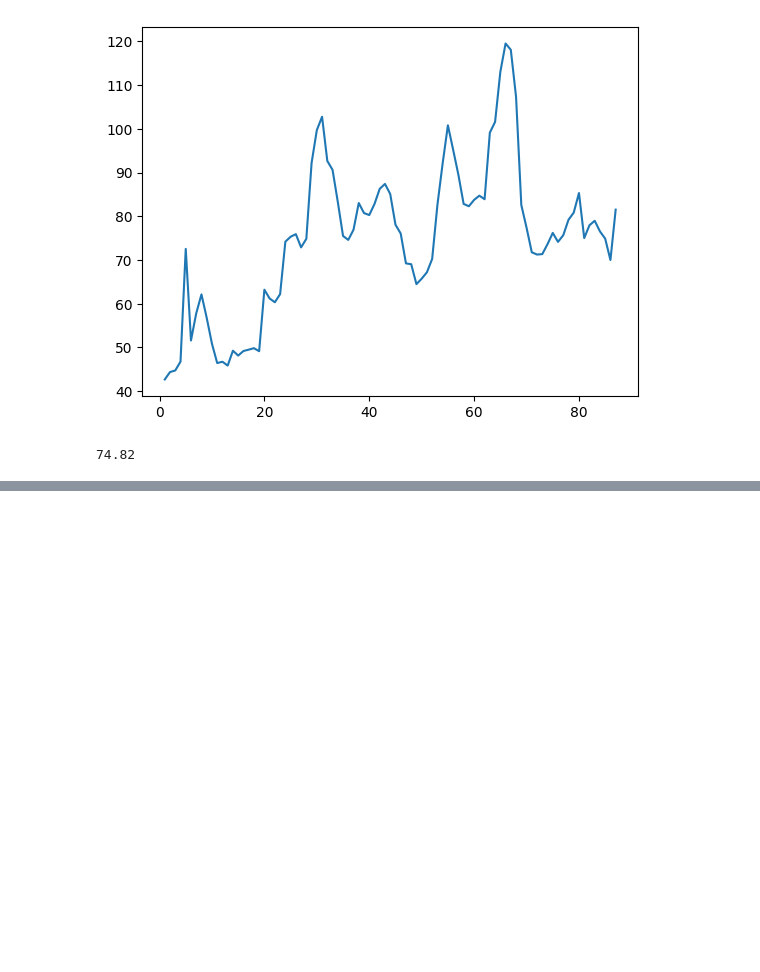
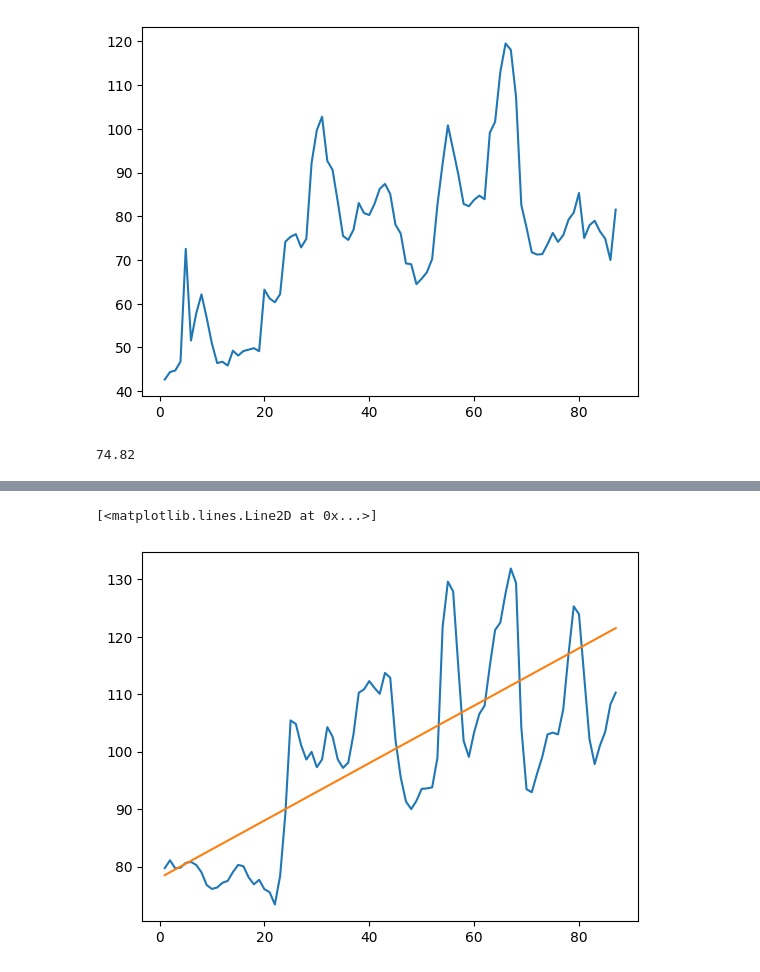
Before and after one commit to DanielRaiicHu/numPy, a Jupyter notebook: numPy.ipynb, the cells around one changed output, grey strips where cells are left out. Drawn from its saved outputs; the diff is of its cells as text; code cells hidden in the pictures; blank space fills up the shorter version.

```diff
--- a/numPy.ipynb
+++ b/numPy.ipynb
@@ -496,0 +513,8 @@ round(np.mean(Kaliningrado),2) #redondeado con 2 decimales
+# %%
+# x son las fechas (por ejemplo, meses)
+# y son los valores calculados con la ecuación de la recta
+# 0.5 es la pendiente: indica cuánto sube y por cada unidad que avanza x
+# 78 es el punto de inicio en el eje Y cuando x = 0
+
+x = fechas
+y = 1.5 * x + 78
@@ -496,0 +534,6 @@ round(np.mean(Kaliningrado),2) #redondeado con 2 decimales
+# %%
+plt.plot(fechas,Moscu)
+plt.plot(x,y)
+# %% [output]
+[<matplotlib.lines.Line2D at 0x...>]
+[figure, added]
```
Also changed, not shown: parts of 4 cells of this notebook.
